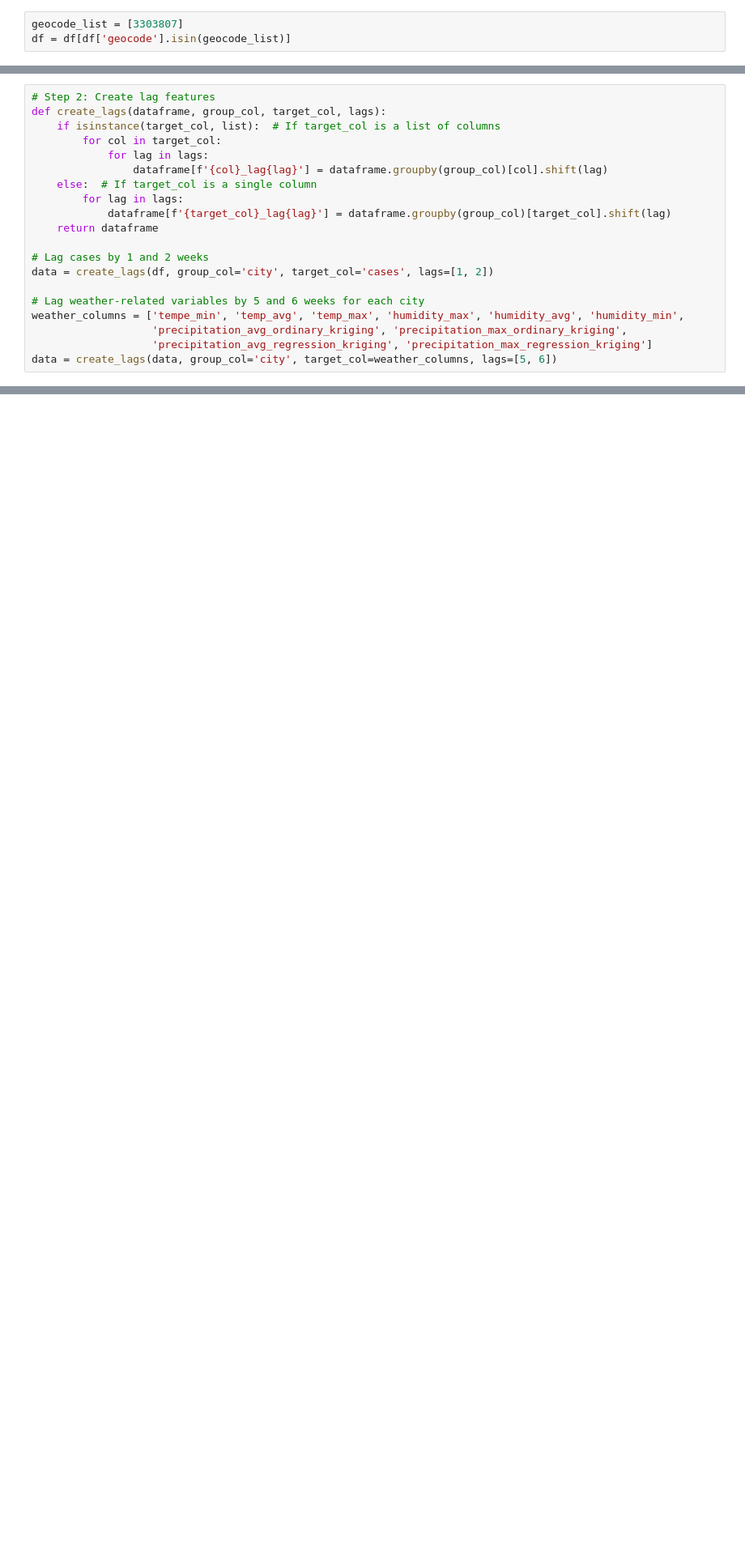
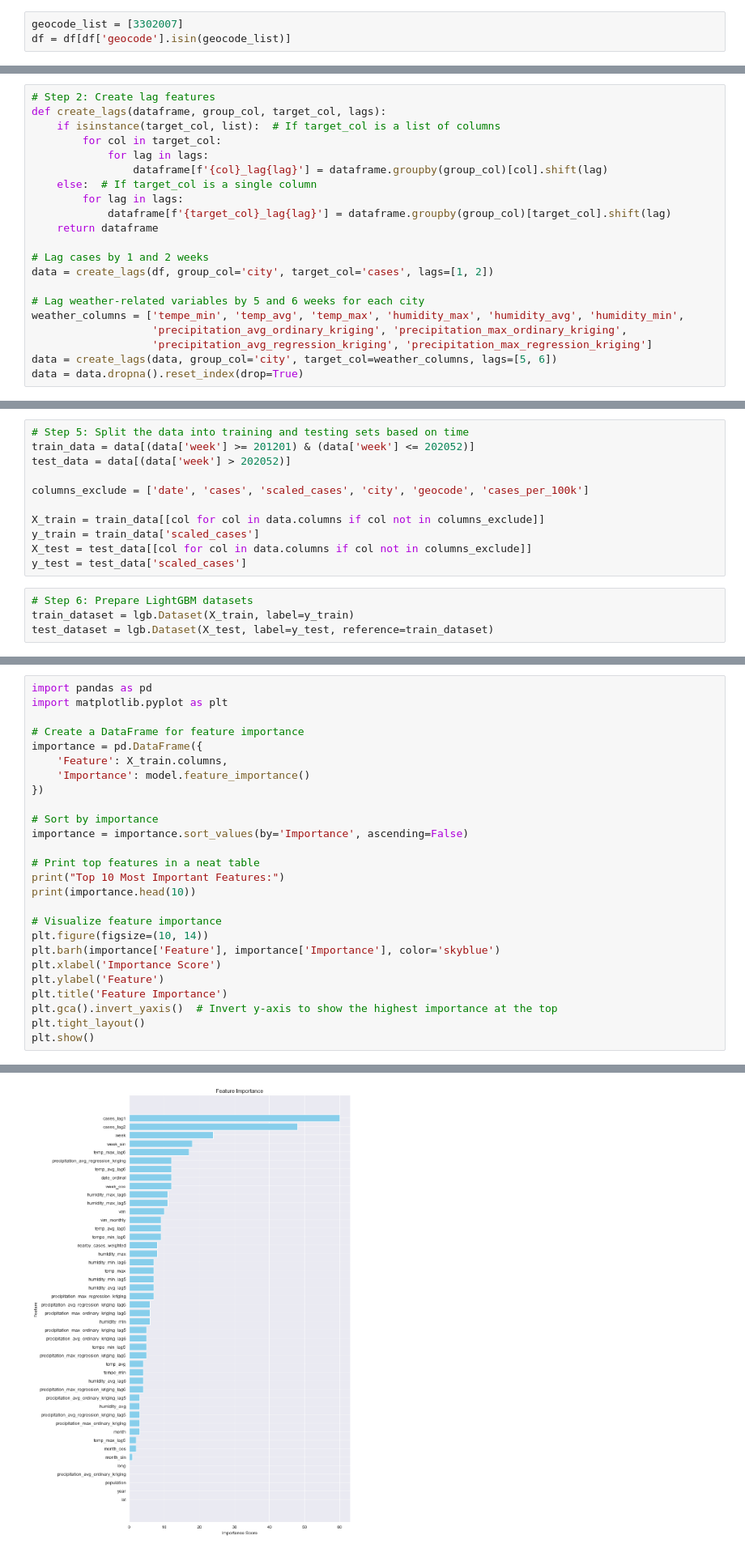
Before and after one commit to Minindu20/Dengue-Severity-Predictor, a Jupyter notebook: models/lightgbm/model.ipynb, the cells around one changed output, grey strips where cells are left out. Shown at 81% size. Saved outputs shown, nothing was run; the diff lists cells and outputs as text; blank space fills up the shorter version.

Commit message:
LightGbm model.

```diff
--- a/models/lightgbm/model.ipynb
+++ b/models/lightgbm/model.ipynb
@@ -10,7 +10,7 @@ import lightgbm as lgb
 # %%
 df = pd.read_csv('data/final_combined_dataset.csv')
 # %%
-geocode_list = [3303807]
+geocode_list = [3302007]
 df = df[df['geocode'].isin(geocode_list)]
 # %%
 df['week'] = pd.to_numeric(df['week'], errors='coerce')
@@ -50,3 +50,4 @@ weather_columns = ['tempe_min', 'temp_avg', 'temp_max', 'humidity_max', 'humidit
                    'precipitation_avg_ordinary_kriging', 'precipitation_max_ordinary_kriging',
                    'precipitation_avg_regression_kriging', 'precipitation_max_regression_kriging']
 data = create_lags(data, group_col='city', target_col=weather_columns, lags=[5, 6])
+data = data.dropna().reset_index(drop=True)
@@ -52,0 +71,15 @@ data = create_lags(data, group_col='city', target_col=weather_columns, lags=[5,
+# %%
+# Step 5: Split the data into training and testing sets based on time
+train_data = data[(data['week'] >= 201201) & (data['week'] <= 202052)]
+test_data = data[(data['week'] > 202052)]
+
+columns_exclude = ['date', 'cases', 'scaled_cases', 'city', 'geocode', 'cases_per_100k']
+
+X_train = train_data[[col for col in data.columns if col not in columns_exclude]]
+y_train = train_data['scaled_cases']
+X_test = test_data[[col for col in data.columns if col not in columns_exclude]]
+y_test = test_data['scaled_cases']
+# %%
+# Step 6: Prepare LightGBM datasets
+train_dataset = lgb.Dataset(X_train, label=y_train)
+test_dataset = lgb.Dataset(X_test, label=y_test, reference=train_dataset)
@@ -52,0 +118,27 @@ data = create_lags(data, group_col='city', target_col=weather_columns, lags=[5,
+# %%
+import pandas as pd
+import matplotlib.pyplot as plt
+
+# Create a DataFrame for feature importance
+importance = pd.DataFrame({
+    'Feature': X_train.columns,
+    'Importance': model.feature_importance()
+})
+
+# Sort by importance
+importance = importance.sort_values(by='Importance', ascending=False)
+
+# Print top features in a neat table
+print("Top 10 Most Important Features:")
+print(importance.head(10))
+
+# Visualize feature importance
+plt.figure(figsize=(10, 14))
+plt.barh(importance['Feature'], importance['Importance'], color='skyblue')
+plt.xlabel('Importance Score')
+plt.ylabel('Feature')
+plt.title('Feature Importance')
+plt.gca().invert_yaxis()  # Invert y-axis to show the highest importance at the top
+plt.tight_layout()
+plt.show()
+# %% [output]
@@ -52,0 +157 @@ data = create_lags(data, group_col='city', target_col=weather_columns, lags=[5,
+[figure, added]
```
Also changed, not shown: parts of 4 cells of this notebook, 1 other file.
